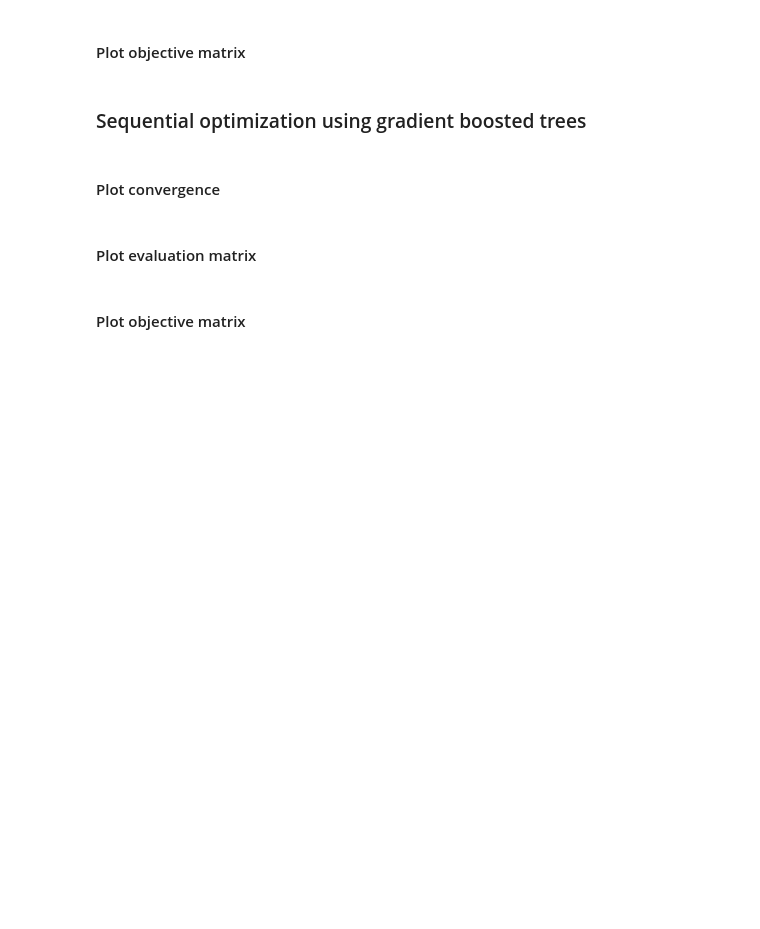
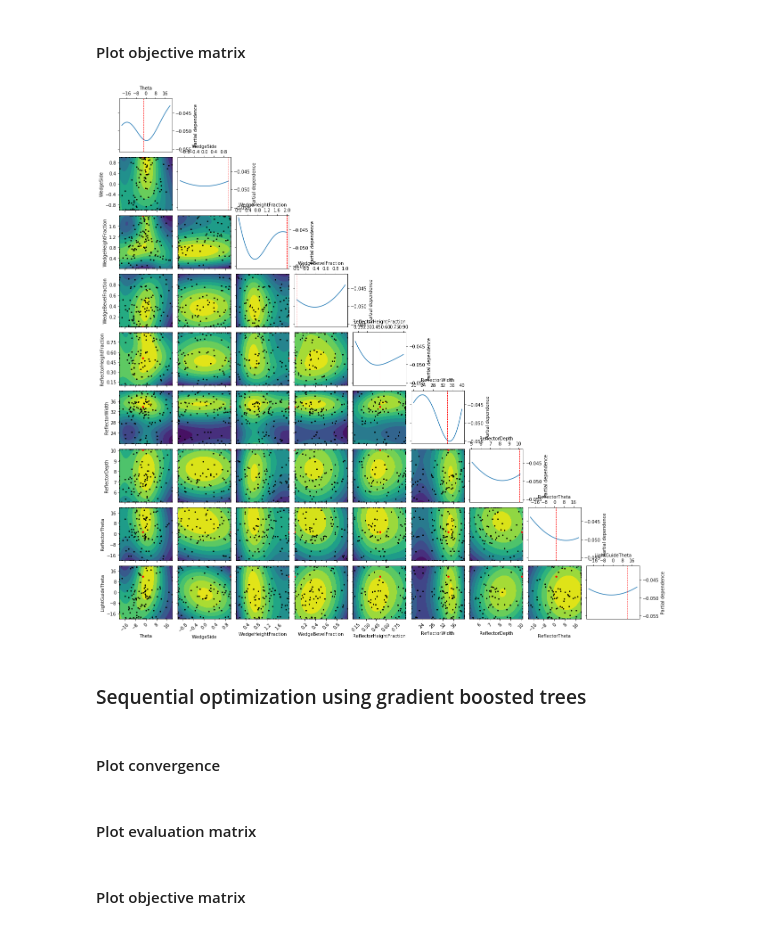
Before and after one commit to JeffersonLab/remoll, a Jupyter notebook: analysis/pion/notebooks/pion-bayes-optimization.ipynb, the cells around one changed output. Saved outputs shown, nothing was run; the diff lists cells and outputs as text; code cells hidden in the pictures; blank space fills up the shorter version.

```diff
--- a/analysis/pion/notebooks/pion-bayes-optimization.ipynb
+++ b/analysis/pion/notebooks/pion-bayes-optimization.ipynb
@@ -246,7 +293,9 @@ _ = plot_evaluations(gp_res)
 #### Plot objective matrix
 # %%
 from skopt.plots import plot_objective
-_ = plot_objective(gp_res)
+_ = plot_objective(gp_res, dimensions = parameter_names)
+# %% [output]
+[figure, added]
 # %% [markdown]
 ### Sequential optimization using gradient boosted trees
 # %%
```
Also changed, not shown: parts of 8 cells of this notebook.
